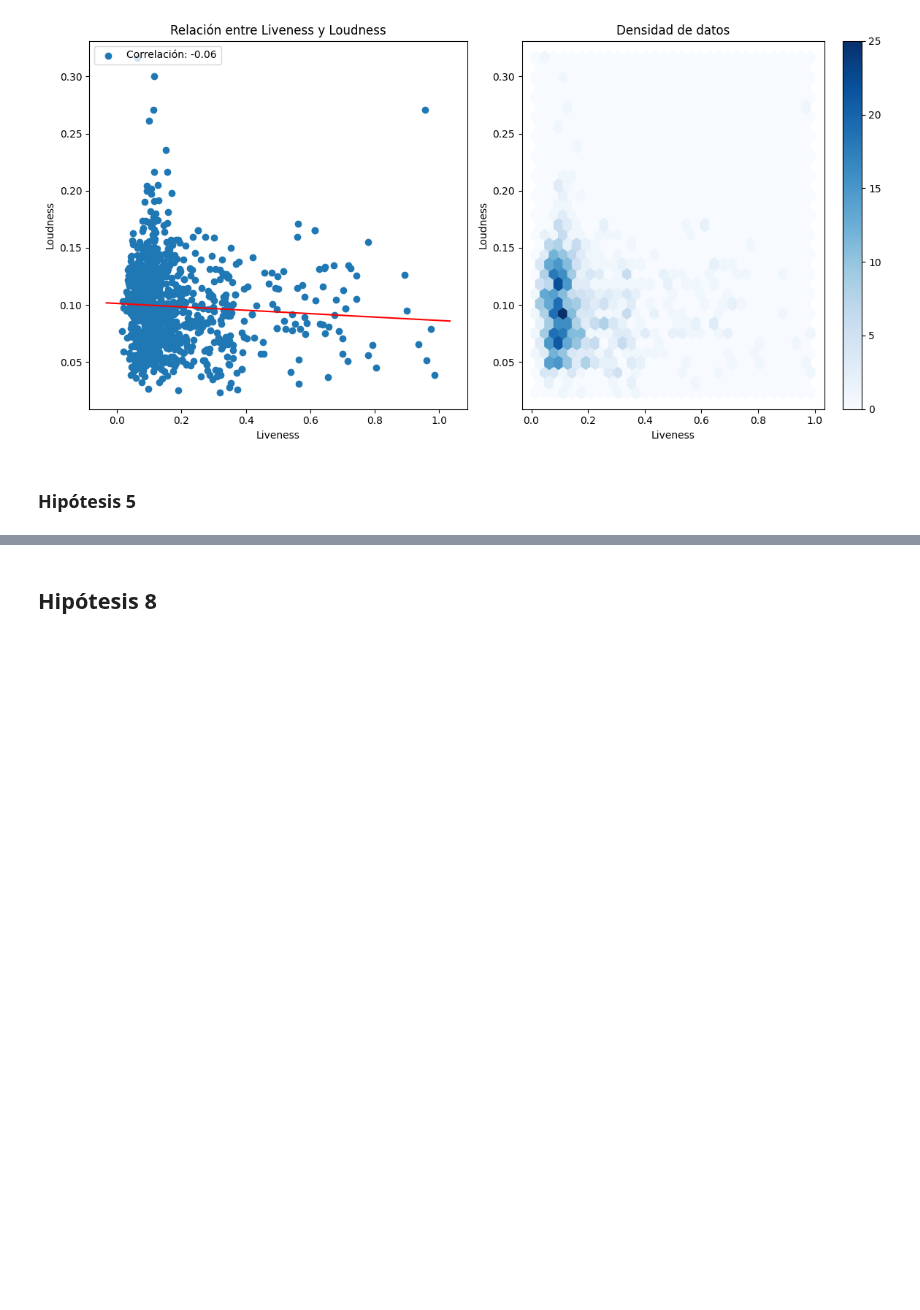
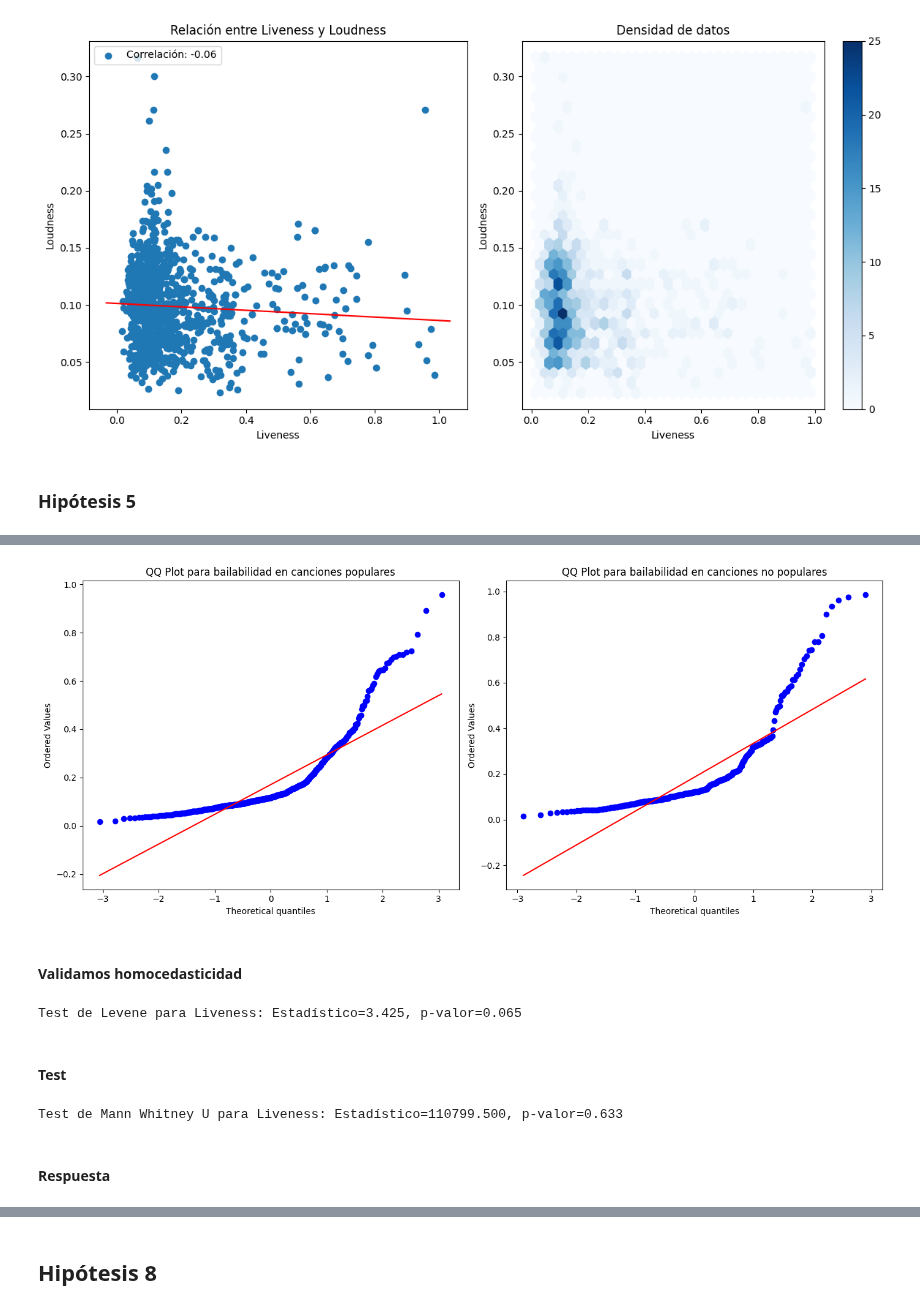
Before and after one commit to nachoperna/Fundamentos-de-la-Ciencia-de-Datos, a Jupyter notebook: TPE/tpe.ipynb, the cells around one changed output, grey strips where cells are left out. Drawn from its saved outputs; the diff is of its cells as text; code cells hidden in the pictures; blank space fills up the shorter version.

```diff
--- a/TPE/tpe.ipynb
+++ b/TPE/tpe.ipynb
@@ -1363,0 +1269,35 @@ plt.show()
+# %%
+import scipy.stats as stats
+
+# Crear una figura con dos subgráficos uno al lado del otro
+fig, axes = plt.subplots(1, 2, figsize=(14, 6))
+
+# QQ plot para canciones populares
+stats.probplot(canciones_populares, dist="norm", plot=axes[0])
+axes[0].set_title("QQ Plot para bailabilidad en canciones populares")
+
+# QQ plot para canciones no populares
+stats.probplot(canciones_nopopulares, dist="norm", plot=axes[1])
+axes[1].set_title("QQ Plot para bailabilidad en canciones no populares")
+
+# Mostrar la figura
+plt.tight_layout()
+plt.show()
+# %% [output]
+[figure, added]
+# %% [markdown]
+#### Validamos homocedasticidad
+# %%
+stat, p = stats.levene(canciones_populares, canciones_nopopulares)
+print(f"Test de Levene para Liveness: Estadístico={stat:.3f}, p-valor={p:.3f}")
+# %% [output]
+Test de Levene para Liveness: Estadístico=3.425, p-valor=0.065
+# %% [markdown]
+#### Test
+# %%
+stat, p = stats.mannwhitneyu(canciones_populares, canciones_nopopulares)
+print(f"Test de Mann Whitney U para Liveness: Estadístico={stat:.3f}, p-valor={p:.3f}")
+# %% [output]
+Test de Mann Whitney U para Liveness: Estadístico=110799.500, p-valor=0.633
+# %% [markdown]
+#### Respuesta
```
Also changed, not shown: parts of 21 cells of this notebook.
